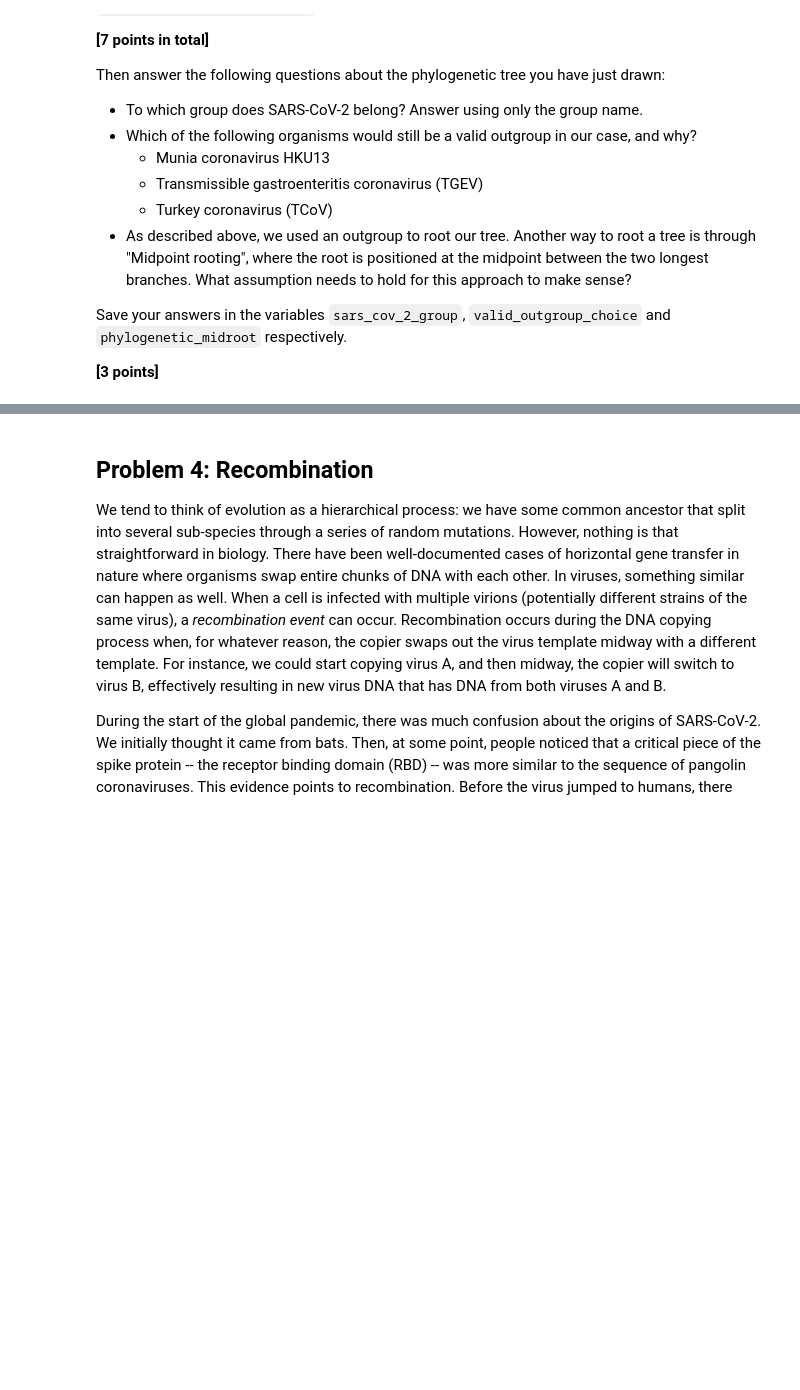
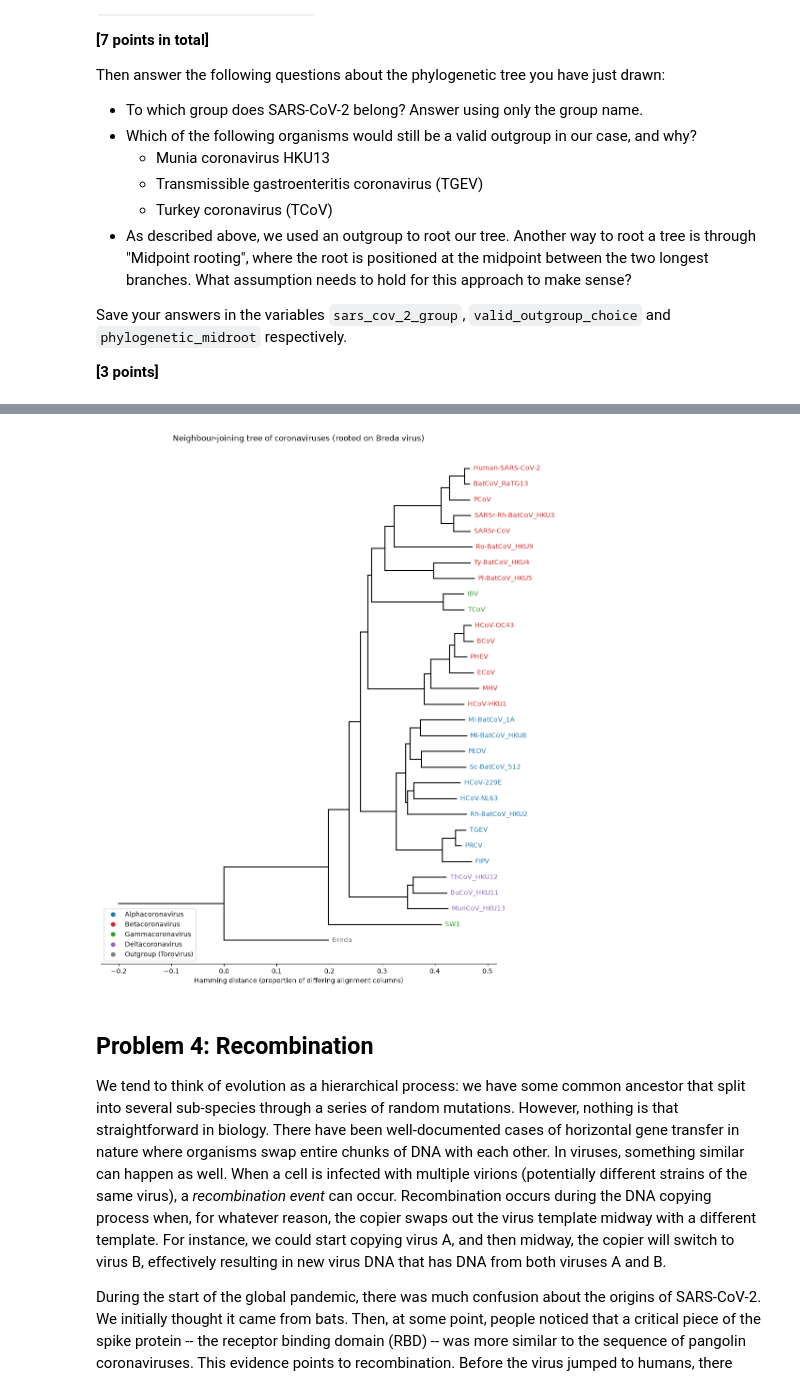
Before and after one commit to jaykneefur/assign_phylo, a Jupyter notebook: phylo_workbook.ipynb, the cells around one changed output, grey strips where cells are left out. Drawn from its saved outputs; the diff is of its cells as text; code cells hidden in the pictures; blank space fills up the shorter version.

Commit message:
Problem 3: coronavirus phylogeny and answers

```diff
--- a/phylo_workbook.ipynb
+++ b/phylo_workbook.ipynb
@@ -176,0 +217,16 @@ phylogenetic_midroot = """What assumption needs to hold for the midpoint rooting
+# %%
+# d) Get each virus's genus from its NCBI taxonomy (cached in data/genomes)
+import os, time
+os.makedirs("data/genomes", exist_ok=True)
+GENERA = ["Alphacoronavirus", "Betacoronavirus", "Gammacoronavirus", "Deltacoronavirus"]
+
+genus = {}
+for name, acc in zip(names, accessions):
+    path = f"data/genomes/{acc}.gb"
+    if not os.path.exists(path):
+        with open(path, "w") as f:
+            f.write(Entrez.efetch(db="nuccore", id=acc, rettype="gb", retmode="text").read())
+        time.sleep(0.4)
+    taxonomy = SeqIO.read(path, "genbank").annotations["taxonomy"]
+    genus[name] = next((g for g in GENERA if g in taxonomy), "Outgroup (Torovirus)")
+    print(f"{name:25s} {genus[name]}")
@@ -177,3 +251,26 @@ phylogenetic_midroot = """What assumption needs to hold for the midpoint rooting
+# %%
+# Plot the coloured tree and save it
+import matplotlib.pyplot as plt
+from matplotlib.lines import Line2D
+
+group_colours = {"Alphacoronavirus": "tab:blue", "Betacoronavirus": "tab:red",
+                 "Gammacoronavirus": "tab:green", "Deltacoronavirus": "tab:purple",
+                 "Outgroup (Torovirus)": "grey"}
+leaf_colors = {name: group_colours[genus[name]] for name in names}
+
+fig, ax = plt.subplots(figsize=(10, 12))
+plot_nj_tree(rooted_tree, ax=ax, leaf_colors=leaf_colors, fontsize=10)
+ax.legend(handles=[Line2D([], [], marker="o", ls="", color=c, label=g)
+                   for g, c in group_colours.items()], loc="lower left")
+ax.set_yticks([])
+ax.spines["left"].set_visible(False)
+ax.set_xlabel("Hamming distance (proportion of differing alignment columns)")
+ax.set_title("Neighbour-joining tree of coronaviruses (rooted on Breda virus)")
+plt.tight_layout()
+plt.savefig("problem3.svg")
+plt.show()
+# %% [output]
+[figure, added]
 # %% [markdown]
 ## Problem 4: Recombination
 
```
Also changed, not shown: parts of 10 cells of this notebook, 3 other files.
